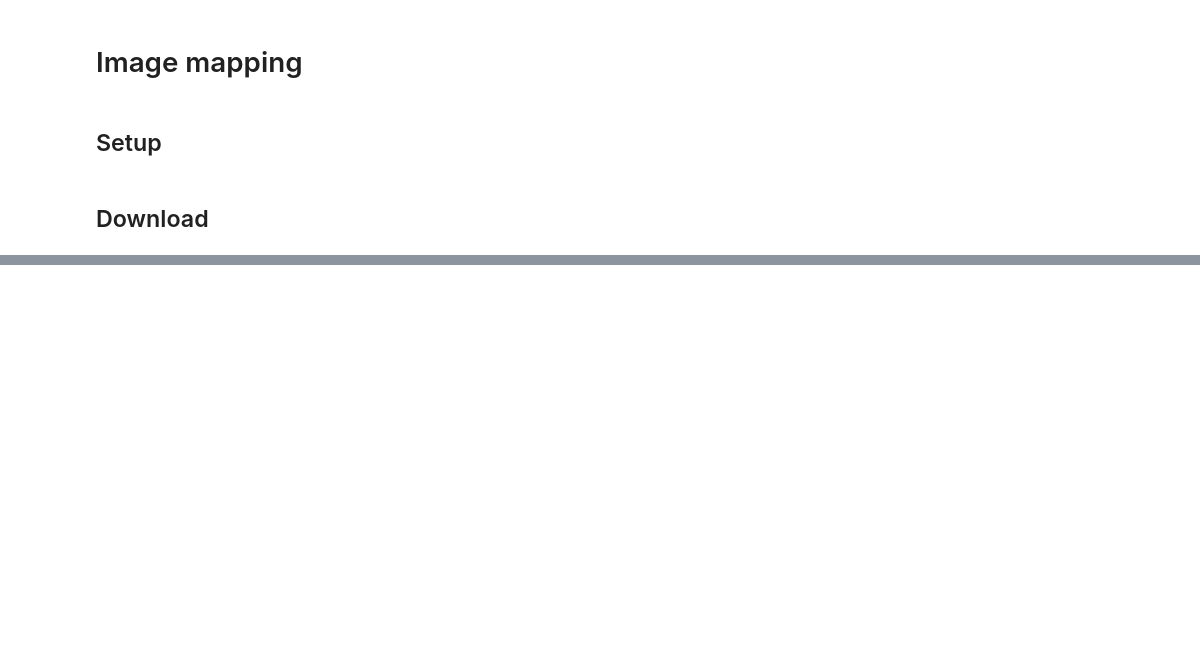
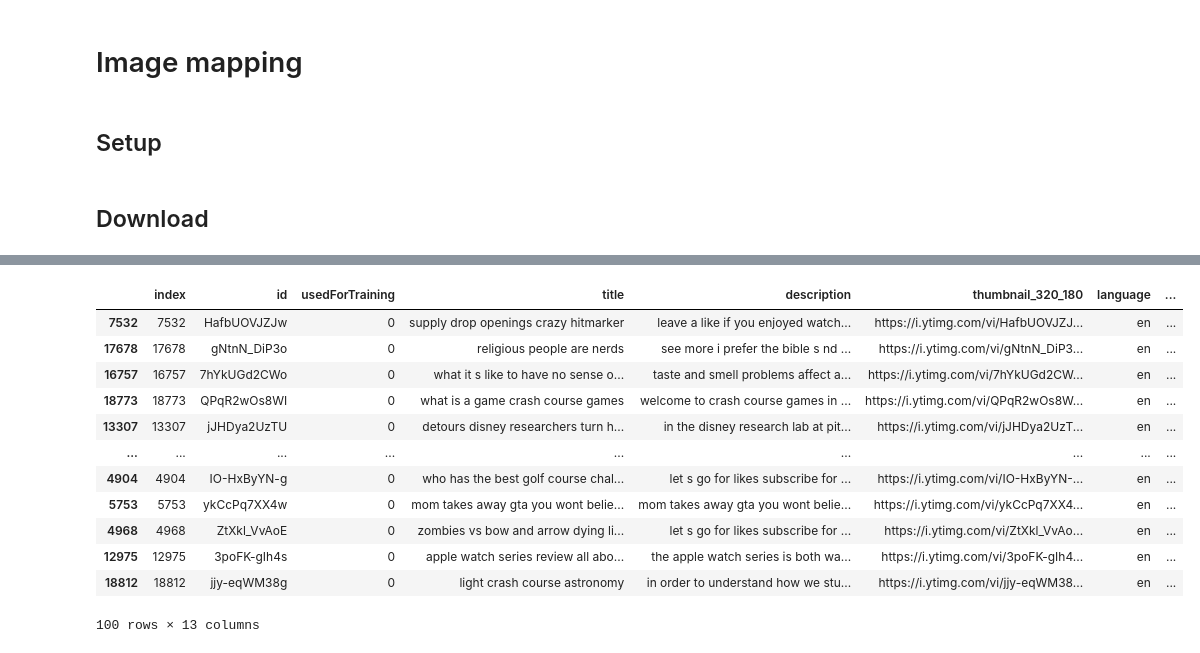
Before and after one commit to rahul94jh/MSC-Research, a Jupyter notebook: clickbait_data_processing.ipynb, the cells around one changed output, grey strips where cells are left out. Cells and saved outputs as stored; diff of their text form; code cells hidden in the pictures; blank space fills up the shorter version.

```diff
--- a/clickbait_data_processing.ipynb
+++ b/clickbait_data_processing.ipynb
@@ -315,8 +331,8 @@ df_filtered.head()
 # %% [markdown]
 ## Setup
 # %%
-clickbaitImage_dir = '/content/drive/MyDrive/Colab Notebooks/clickbait_detection/thumbnails/clickbaits'
-nonclickbaitsImage_dir = '/content/drive/MyDrive/Colab Notebooks/clickbait_detection/thumbnails/nonclickbaits'
+clickbaitImage_dir = '/content/drive/MyDrive/Colab Notebooks/clcikbait_detection/dataset/root_dataset/thumbnails/clickbaits'
+nonclickbaitsImage_dir = '/content/drive/MyDrive/Colab Notebooks/clcikbait_detection/dataset/root_dataset/thumbnails/nonclickbaits'
 
 if not os.path.exists(clickbaitImage_dir):
     os.makedirs(clickbaitImage_dir)
@@ -354,15 +370,18 @@ def download_save_image(df):
 
                 print(i, ': success')
 
-                df_new.loc[(df_new['id'] == id), 'thumbnail_320_180_img'] = image_path        # replace url with image path
+                df_new.loc[(df_new['id'] == id), 'thumbnail_320_180_img_path'] = image_path
+                df_new.loc[(df_new['id'] == id), 'thumbnail_320_180_img_name'] = filename
 
             else:
                 print(i, ': failed')
 
-                df_new.loc[(df_new['id'] == id), 'thumbnail_320_180_img'] = 'NA'                 # replace url with empty string
+                df_new.loc[(df_new['id'] == id), 'thumbnail_320_180_img_path'] = 'NA'
+                df_new.loc[(df_new['id'] == id), 'thumbnail_320_180_img_name'] = 'NA'
 
     else:
-        df_new.loc[(df_new['id'] == id), 'thumbnail_320_180_img'] = image_path
+        df_new.loc[(df_new['id'] == id), 'thumbnail_320_180_img_path'] = image_path
+        df_new.loc[(df_new['id'] == id), 'thumbnail_320_180_img_name'] = filename
         print('file exist', image_path)
 
   return df_new
@@ -388,4 +407,4 @@ sampled_df = df_filtered.loc[((df_filtered['thumbnail_320_180_img'].isin(['']))
 # %%
-df_filtered = download_save_image(df_filtered)
+df_filtered_new = download_save_image(df_filtered)
 # %% [output]
 Streaming output truncated to the last 5000 lines.
@@ -408,4 +431,4 @@ file exist /content/drive/MyDrive/Colab Notebooks/clickbait_detection/thumbnails
 # %%
 # filter out rows where image download was unsuccessful
-df_filtered =  df_filtered.loc[(df_filtered['thumbnail_320_180_img'] != 'NA')]
+df_filtered_new_p = df_filtered_new.loc[(df_filtered_new['thumbnail_320_180_img_path'] != 'NA')]
 # %%
@@ -415,2 +455,18 @@ df_filtered.shape
+# %%
+df_filtered_new_p.sample(100)
+# %% [output]
+|  | index | id | usedForTraining | title | description | thumbnail_320_180 | language | ... |
+| 7532 | 7532 | HafbUOVJZJw | 0 | supply drop openings crazy hitmarker | leave a like if you enjoyed watch... | https://i.ytimg.com/vi/HafbUOVJZJ... | en | ... |
+| 17678 | 17678 | gNtnN_DiP3o | 0 | religious people are nerds | see more i prefer the bible s nd ... | https://i.ytimg.com/vi/gNtnN_DiP3... | en | ... |
+| 16757 | 16757 | 7hYkUGd2CWo | 0 | what it s like to have no sense o... | taste and smell problems affect a... | https://i.ytimg.com/vi/7hYkUGd2CW... | en | ... |
+| 18773 | 18773 | QPqR2wOs8WI | 0 | what is a game crash course games | welcome to crash course games in ... | https://i.ytimg.com/vi/QPqR2wOs8W... | en | ... |
+| 13307 | 13307 | jJHDya2UzTU | 0 | detours disney researchers turn h... | in the disney research lab at pit... | https://i.ytimg.com/vi/jJHDya2UzT... | en | ... |
+| ... | ... | ... | ... | ... | ... | ... | ... | ... |
+| 4904 | 4904 | IO-HxByYN-g | 0 | who has the best golf course chal... | let s go for likes subscribe for ... | https://i.ytimg.com/vi/IO-HxByYN-... | en | ... |
+| 5753 | 5753 | ykCcPq7XX4w | 0 | mom takes away gta you wont belie... | mom takes away gta you wont belie... | https://i.ytimg.com/vi/ykCcPq7XX4... | en | ... |
+| 4968 | 4968 | ZtXkl_VvAoE | 0 | zombies vs bow and arrow dying li... | let s go for likes subscribe for ... | https://i.ytimg.com/vi/ZtXkl_VvAo... | en | ... |
+| 12975 | 12975 | 3poFK-gIh4s | 0 | apple watch series review all abo... | the apple watch series is both wa... | https://i.ytimg.com/vi/3poFK-gIh4... | en | ... |
+| 18812 | 18812 | jjy-eqWM38g | 0 | light crash course astronomy | in order to understand how we stu... | https://i.ytimg.com/vi/jjy-eqWM38... | en | ... |
+100 rows × 13 columns
 # %%
 # save the dataframe
```
Also changed, not shown: parts of 18 cells of this notebook.
